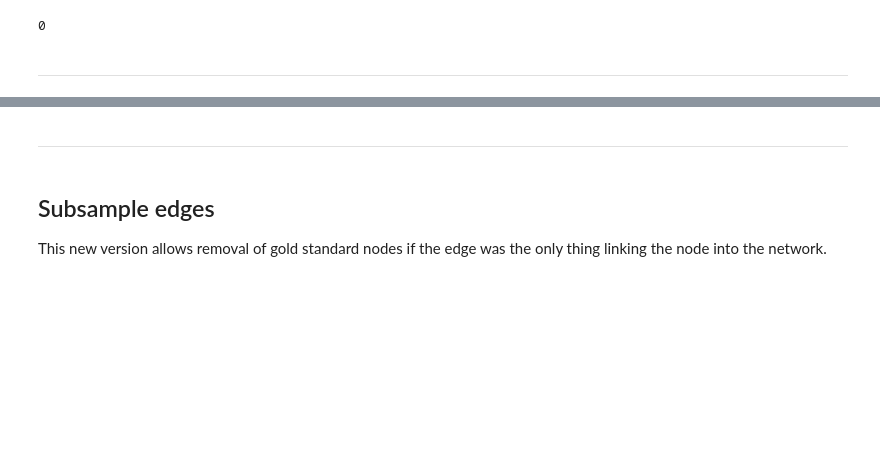
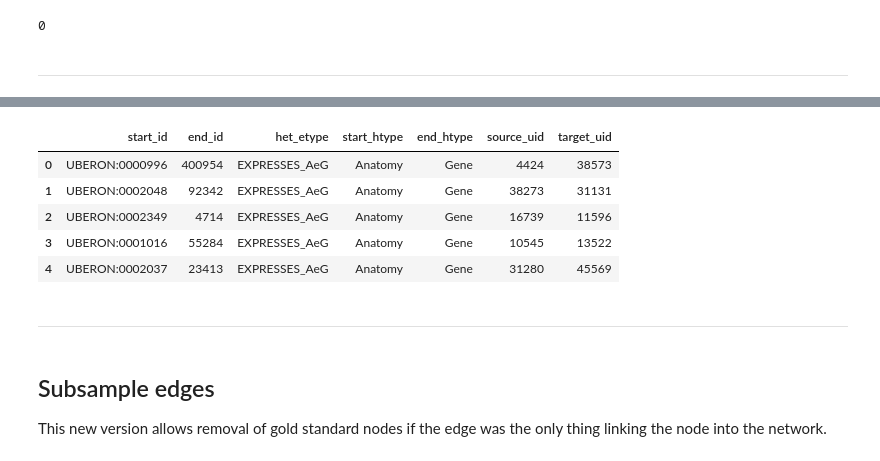
Before and after one commit to veleritas/walkpred, a Jupyter notebook: experiment/edge_undersampling/min_hetionet.ipynb, the cells around one changed output, grey strips where cells are left out. Cells and saved outputs as stored; diff of their text form; code cells hidden in the pictures; blank space fills up the shorter version.

```diff
--- a/experiment/edge_undersampling/min_hetionet.ipynb
+++ b/experiment/edge_undersampling/min_hetionet.ipynb
@@ -274,3 +284,12 @@ fedges["target_uid"].nunique()
+# %%
+fedges.head()
+# %% [output]
+|  | start_id | end_id | het_etype | start_htype | end_htype | source_uid | target_uid |
+| 0 | UBERON:0000996 | 400954 | EXPRESSES_AeG | Anatomy | Gene | 4424 | 38573 |
+| 1 | UBERON:0002048 | 92342 | EXPRESSES_AeG | Anatomy | Gene | 38273 | 31131 |
+| 2 | UBERON:0002349 | 4714 | EXPRESSES_AeG | Anatomy | Gene | 16739 | 11596 |
+| 3 | UBERON:0001016 | 55284 | EXPRESSES_AeG | Anatomy | Gene | 10545 | 13522 |
+| 4 | UBERON:0002037 | 23413 | EXPRESSES_AeG | Anatomy | Gene | 31280 | 45569 |
 # %% [markdown]
 ---
 # %% [markdown]
```
Also changed, not shown: parts of 15 cells of this notebook, 2 other files.
